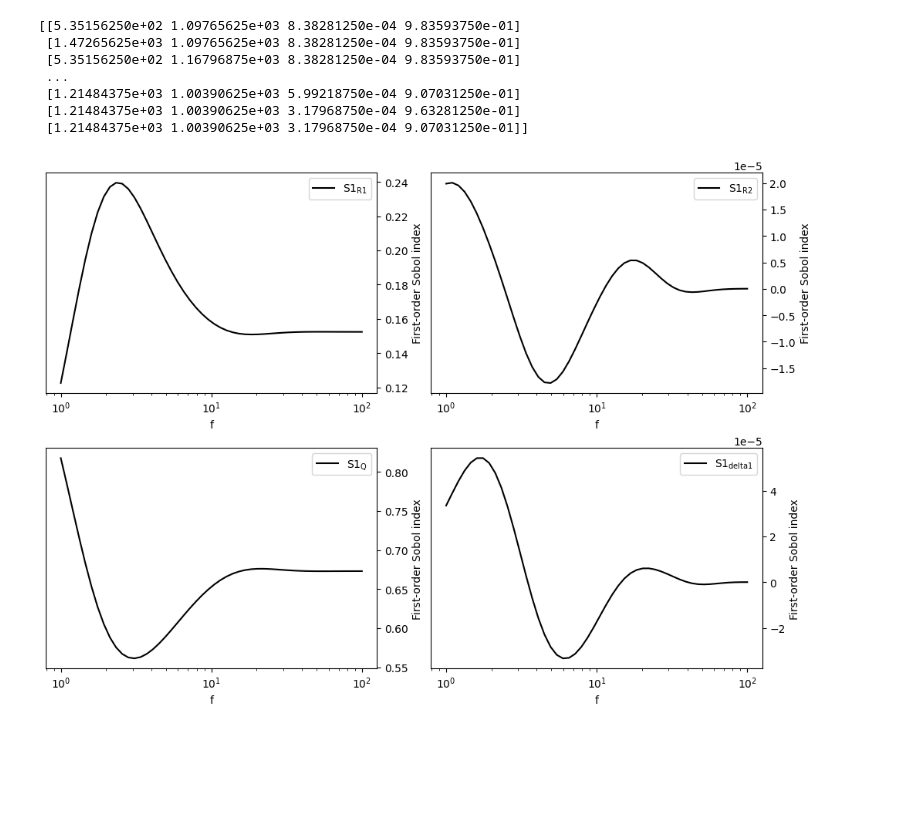
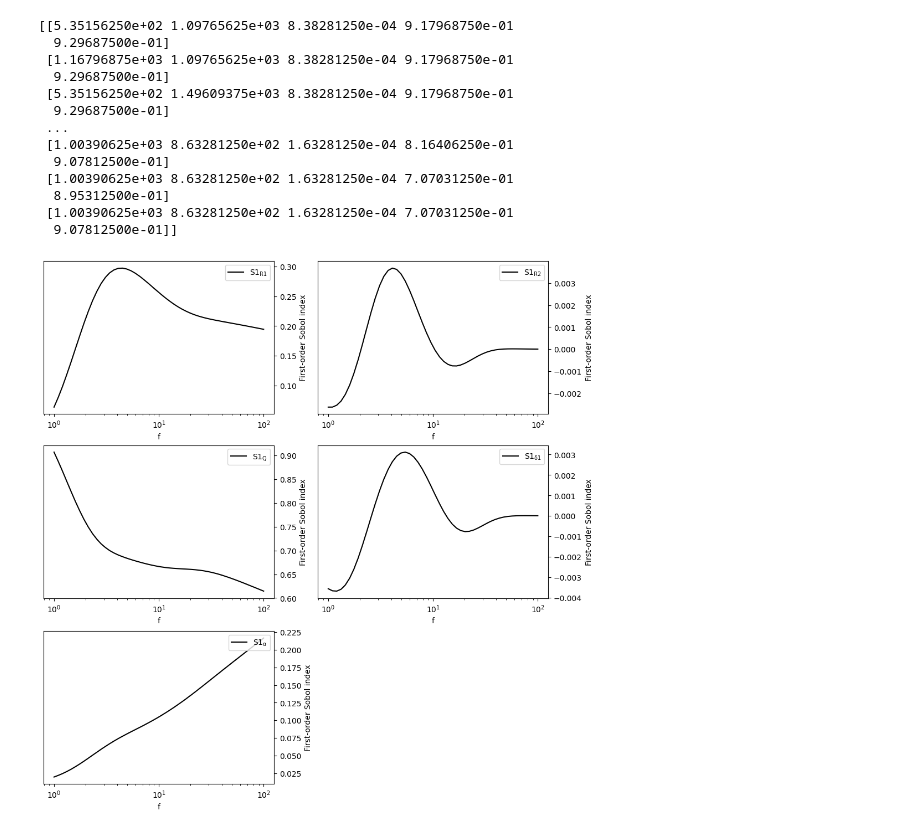
Before and after one commit to Yugal0/fitting-sensitivity-analysis, a Jupyter notebook: trySAonOwnModel.ipynb, the cells around one changed output. Saved outputs shown, nothing was run; the diff lists cells and outputs as text; code cells hidden in the pictures; blank space fills up the shorter version.

```diff
--- a/trySAonOwnModel.ipynb
+++ b/trySAonOwnModel.ipynb
@@ -24,8 +24,8 @@ from SALib.analyze import sobol
 def TLMtwo(f,p):
 
     omega = 2 * np.pi * np.array(f)
-    R1, R2, Q, delta1= p[0], p[1], p[2], p[3]
-    alpha=1
+    R1, R2, Q, delta1, alpha= p[0], p[1], p[2], p[3], p[4]
+    # alpha=1
     delta2=1-delta1
     k12=R2/R1
     wc1=1/(R1*Q)
@@ -56,9 +56,9 @@ def TLMtwo(f,p):
 #     return np.abs(Z)
 # %%
 problem ={
-    'num_vars': 4,
-    'names': ['R1','R2', 'Q', 'delta1'],
-    'bounds': [[500,2000],[500,2000],[1e-4,1e-3],[0.9,1]]
+    'num_vars': 5,
+    'names': ['R1','R2', 'Q', 'δ1', 'α'],
+    'bounds': [[500,2000],[500,2000],[1e-4,1e-3],[0.5,1],[0.8,1]]
 }
 # %%
 param_values = saltelli.sample(problem, 2**6)
@@ -78,42 +78,49 @@ sobol_indices = [sobol.analyze(problem, Y) for Y in y.T]
 # print("Sobol Indices")
 # print(sobol_indices)
 # %% [output]
-[[5.35156250e+02 1.09765625e+03 8.38281250e-04 9.83593750e-01]
- [1.47265625e+03 1.09765625e+03 8.38281250e-04 9.83593750e-01]
- [5.35156250e+02 1.16796875e+03 8.38281250e-04 9.83593750e-01]
+[[5.35156250e+02 1.09765625e+03 8.38281250e-04 9.17968750e-01
+  9.29687500e-01]
+ [1.16796875e+03 1.09765625e+03 8.38281250e-04 9.17968750e-01
+  9.29687500e-01]
+ [5.35156250e+02 1.49609375e+03 8.38281250e-04 9.17968750e-01
+  9.29687500e-01]
  ...
- [1.21484375e+03 1.00390625e+03 5.99218750e-04 9.07031250e-01]
- [1.21484375e+03 1.00390625e+03 3.17968750e-04 9.63281250e-01]
- [1.21484375e+03 1.00390625e+03 3.17968750e-04 9.07031250e-01]]
+ [1.00390625e+03 8.63281250e+02 1.63281250e-04 8.16406250e-01
+  9.07812500e-01]
+ [1.00390625e+03 8.63281250e+02 1.63281250e-04 7.07031250e-01
+  8.95312500e-01]
+ [1.00390625e+03 8.63281250e+02 1.63281250e-04 7.07031250e-01
+  9.07812500e-01]]
 # %%
 S1s = np.array([s['S1'] for s in sobol_indices])
 
 fig = plt.figure(figsize=(10, 10), constrained_layout=True)
 gs = fig.add_gridspec(3, 2)
 
 ax0 = fig.add_subplot(gs[0, 0])
 ax1 = fig.add_subplot(gs[0, 1])
 ax2 = fig.add_subplot(gs[1, 0])
 ax3 = fig.add_subplot(gs[1, 1])
+ax4 = fig.add_subplot(gs[2, 0])
 # ax4 = fig.add_subplot(gs[2, 1])
 # ax2 = fig.add_subplot(gs[1, 1])
 
-for i, ax in enumerate([ax0, ax1, ax2, ax3]):
+for i, ax in enumerate([ax0, ax1, ax2, ax3, ax4]):
     ax.plot(f, S1s[:, i],
             label=r'S1$_\mathregular{{{}}}$'.format(problem["names"][i]),
             color='black')
     ax.set_xscale("log")
     ax.set_xlabel("f")
     ax.set_ylabel("First-order Sobol index")
 
     # ax.set_ylim(0, 1.04)
 
     ax.yaxis.set_label_position("right")
     ax.yaxis.tick_right()
 
     ax.legend(loc='upper right')
 
 fig.savefig("ownSobol.png",dpi=500)
 plt.show()
 # %% [output]
-[figure, old version]
+[figure, new version]
```
Also changed, not shown: 5 other files.
